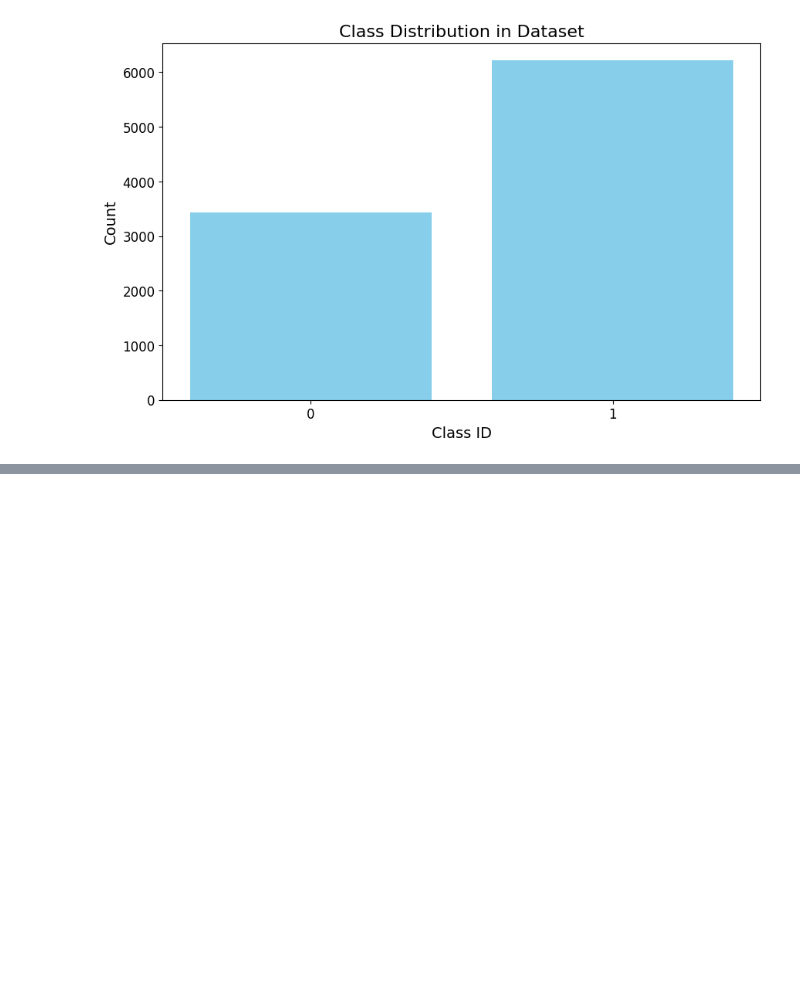
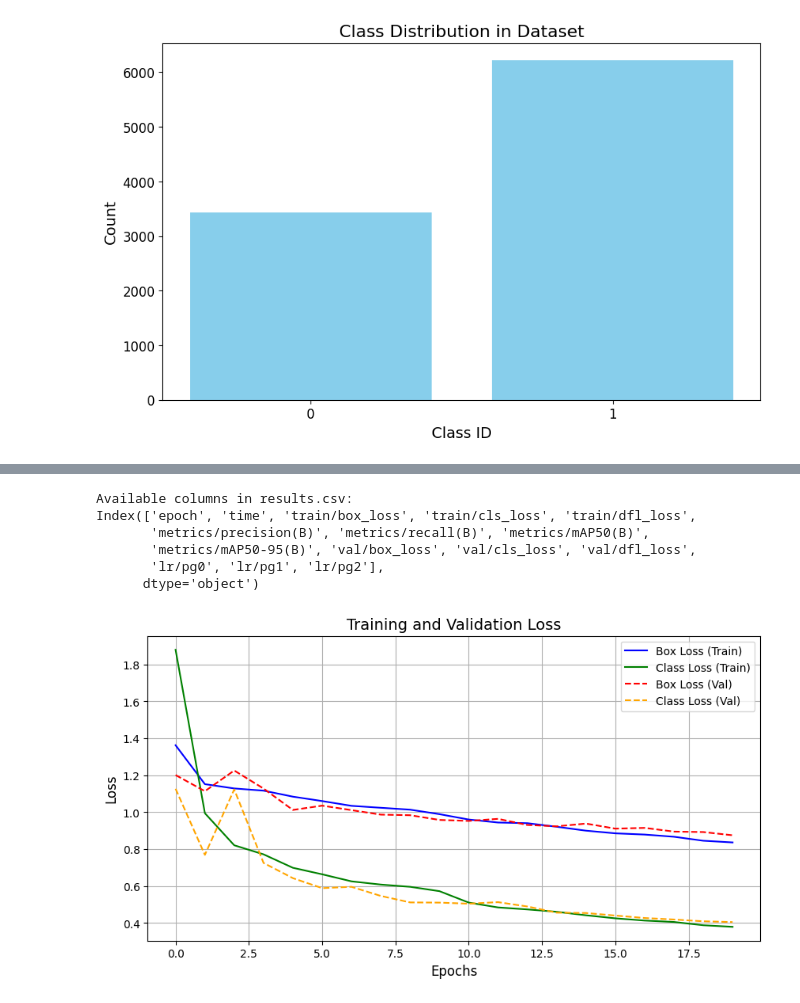
Before and after one commit to abaksaj/rs_projekt, a Jupyter notebook: RS_YOLOv8_object_detection.ipynb, the cells around one changed output, grey strips where cells are left out. Saved outputs shown, nothing was run; the diff lists cells and outputs as text; code cells hidden in the pictures; blank space fills up the shorter version.

```diff
--- a/RS_YOLOv8_object_detection.ipynb
+++ b/RS_YOLOv8_object_detection.ipynb
@@ -379,0 +401,48 @@ plt.show()
+# %%
+import pandas as pd
+import matplotlib.pyplot as plt
+
+# Path to the results.csv file (update this to your actual path)
+results_csv_path = "/content/drive/MyDrive/rs_projekt/mask_project/mask_detection/results.csv"
+
+# Load the CSV file
+if not os.path.exists(results_csv_path):
+    raise FileNotFoundError(f"Could not find results.csv at {results_csv_path}")
+
+data = pd.read_csv(results_csv_path)
+
+# Check the columns available in the CSV
+print("Available columns in results.csv:")
+print(data.columns)
+
+# Extract required metrics
+epochs = data.index  # Assuming one row per epoch
+train_box_loss = data['train/box_loss']
+train_cls_loss = data['train/cls_loss']
+val_box_loss = data['val/box_loss']
+val_cls_loss = data['val/cls_loss']
+precision = data['metrics/precision(B)']
+recall = data['metrics/recall(B)']
+map_50 = data['metrics/mAP50(B)']
+map_50_95 = data['metrics/mAP50-95(B)']
+
+# Plot Training and Validation Loss
+plt.figure(figsize=(10, 5))
+plt.plot(epochs, train_box_loss, label="Box Loss (Train)", color="blue")
+plt.plot(epochs, train_cls_loss, label="Class Loss (Train)", color="green")
+plt.plot(epochs, val_box_loss, label="Box Loss (Val)", color="red", linestyle="dashed")
+plt.plot(epochs, val_cls_loss, label="Class Loss (Val)", color="orange", linestyle="dashed")
+plt.xlabel("Epochs", fontsize=12)
+plt.ylabel("Loss", fontsize=12)
+plt.title("Training and Validation Loss", fontsize=14)
+plt.legend(fontsize=10)
+plt.grid(True)
+plt.show()
+# %% [output]
+Available columns in results.csv:
+Index(['epoch', 'time', 'train/box_loss', 'train/cls_loss', 'train/dfl_loss',
+       'metrics/precision(B)', 'metrics/recall(B)', 'metrics/mAP50(B)',
+       'metrics/mAP50-95(B)', 'val/box_loss', 'val/cls_loss', 'val/dfl_loss',
+       'lr/pg0', 'lr/pg1', 'lr/pg2'],
+      dtype='object')
+[figure, added]
```
Also changed, not shown: parts of 14 cells of this notebook.
